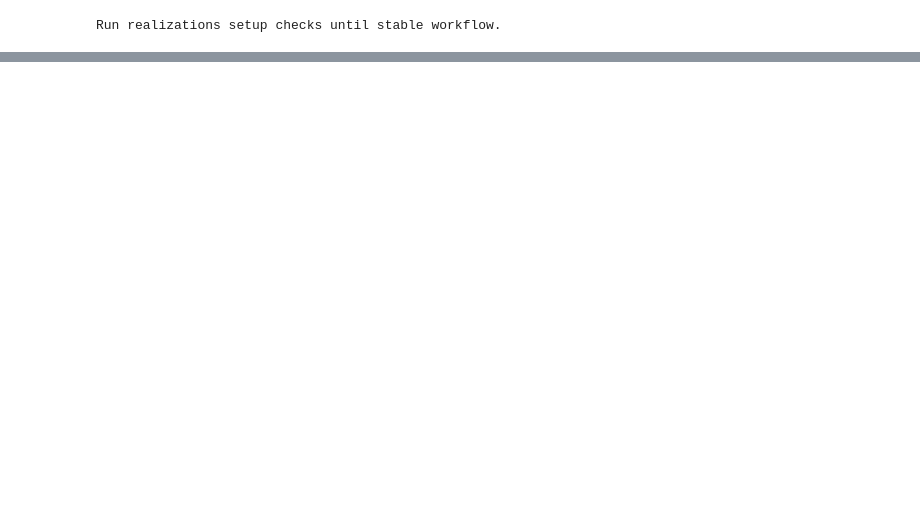
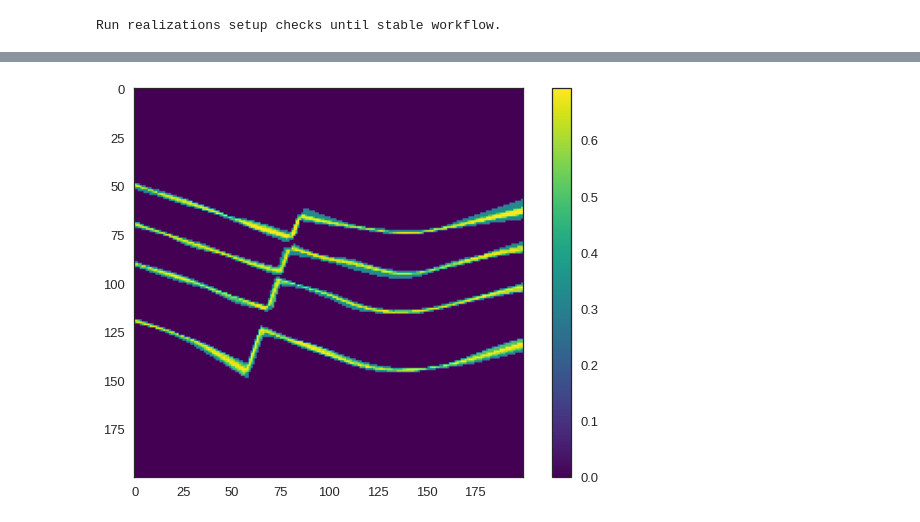
Before and after one commit to TrellixVulnTeam/gempy-notebooks_Q97W, a Jupyter notebook: server-gempy/geo-model-v2.ipynb, the cells around one changed output, grey strips where cells are left out. Saved outputs shown, nothing was run; the diff lists cells and outputs as text; code cells hidden in the pictures; blank space fills up the shorter version.

```diff
--- a/server-gempy/geo-model-v2.ipynb
+++ b/server-gempy/geo-model-v2.ipynb
@@ -195,0 +161,27 @@ Run realizations setup checks until stable workflow.
+# %%
+# Constants
+n_realizations = 10
+
+# Run realizations
+list_section_data = fun.run_realizations(
+    geo_model=geo_model,
+    n_realizations=n_realizations,
+    surface_points_original_df=surface_points_original_df,
+    orientations_original_df=orientations_original_df,
+    section=section
+)
+
+# Process output
+section_data_stack, lithology_ids = fun.process_list_section_data(
+    list_section_data=list_section_data)
+
+# Count occurrences
+count_array = fun.count_lithology_occurrences_over_realizations(
+        section_data_stack=section_data_stack,
+        lithology_ids=lithology_ids,
+        section=section
+)
+
+# Calculate entrop
+entropy_map = fun.calculate_information_entropy(
+    count_array=count_array, n_realizations=n_realizations)
@@ -195,0 +199,6 @@ Run realizations setup checks until stable workflow.
+# %%
+plt.imshow(entropy_map[:,::-1].T, cmap='viridis')
+plt.colorbar()
+plt.show()
+# %% [output]
+[figure, added]
```
Also changed, not shown: parts of 5 cells of this notebook, 4 other files.
